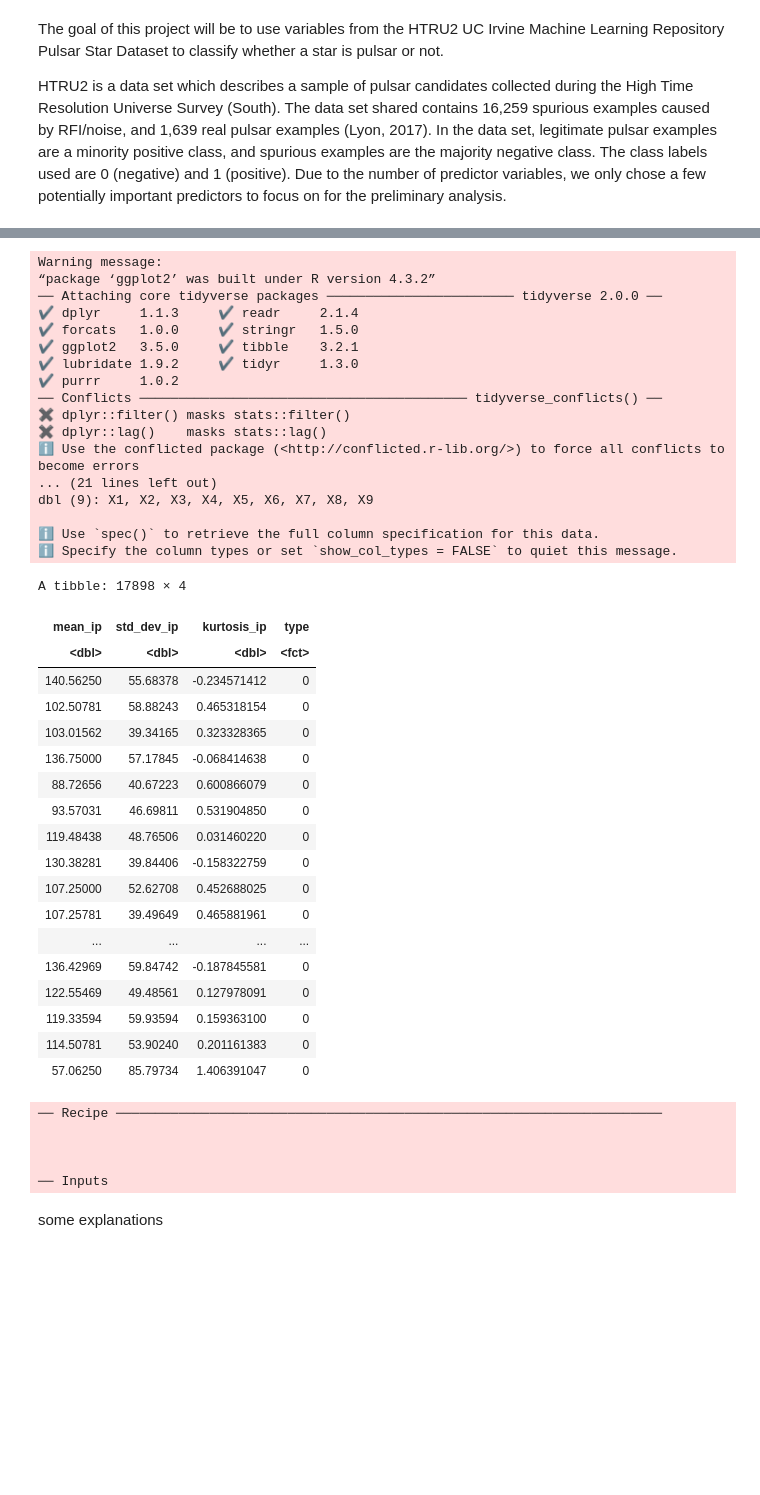
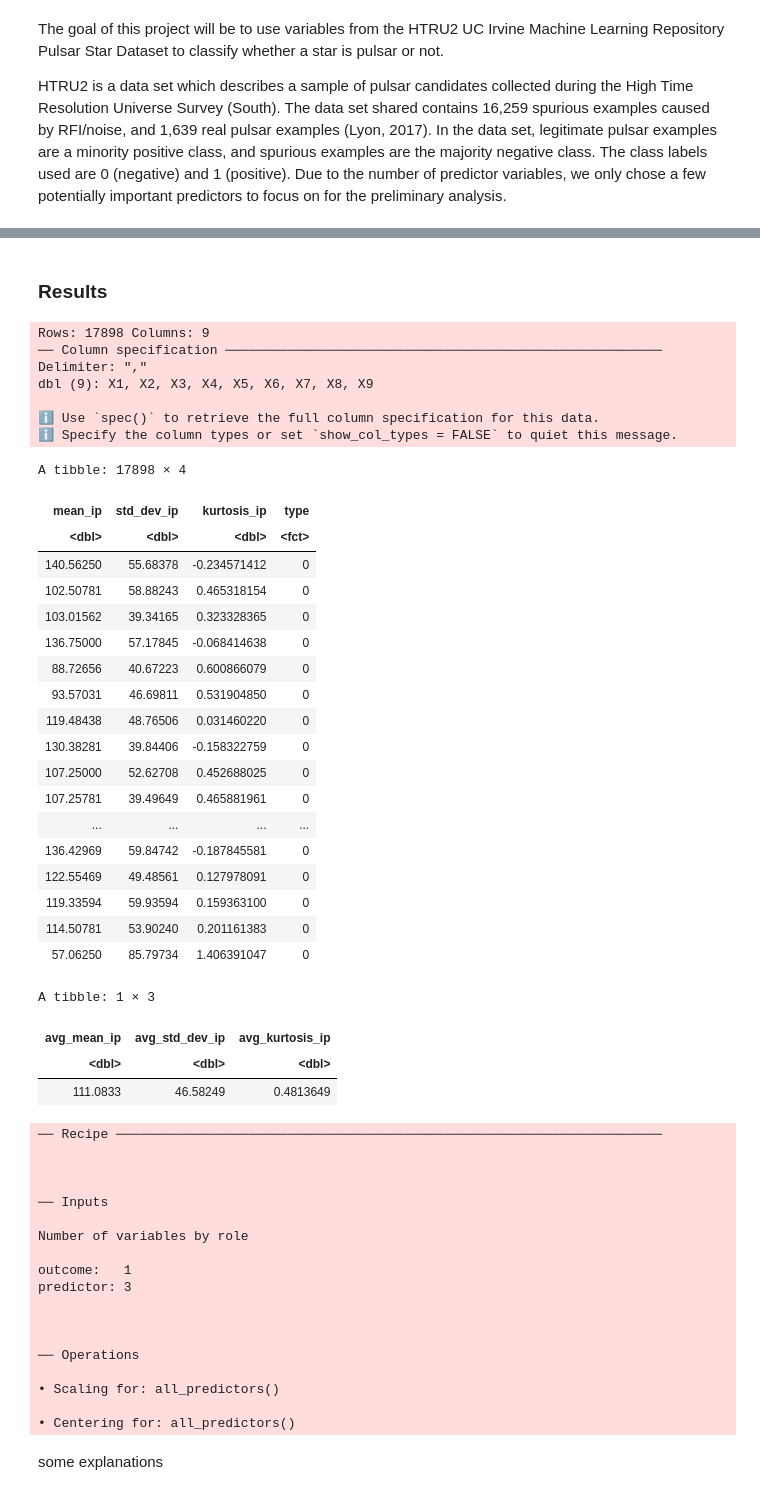
Before and after one commit to loganchan26/DSCI-100-project, a Jupyter notebook: Project report.ipynb, the cells around one changed output, grey strips where cells are left out. Saved outputs shown, nothing was run; the diff lists cells and outputs as text; code cells hidden in the pictures; blank space fills up the shorter version.

```diff
--- a/Project report.ipynb
+++ b/Project report.ipynb
@@ -23,3 +56,5 @@ The question we will be addressing is: **Given the mean, standard deviation, and
+# %% [markdown]
+### Results
 # %%
 library(tidyverse)
 library(repr)
@@ -41,6 +76,13 @@ pulsar_split <- initial_split(pulsar_data_selected, prop = 0.75, strata = type)
 pulsar_training <- training(pulsar_split)
 pulsar_testing  <- testing(pulsar_split)
 
+mean_vars <- pulsar_training |>
+            mutate(avg_mean_ip = mean(mean_ip)) |>
+            mutate(avg_std_dev_ip = mean(std_dev_ip)) |>
+            mutate(avg_kurtosis_ip = mean(kurtosis_ip)) |>
+            select("avg_mean_ip", "avg_std_dev_ip", "avg_kurtosis_ip") |>
+            slice(1)
+mean_vars
 
 pulsar_recipe<- recipe(type ~ mean_ip + std_dev_ip + kurtosis_ip, data = pulsar_data) |>
   step_scale(all_predictors()) |>
@@ -48,57 +90,64 @@ pulsar_recipe<- recipe(type ~ mean_ip + std_dev_ip + kurtosis_ip, data = pulsar_
 pulsar_recipe
 
 
-pulsar_spec <- nearest_neighbor(weight_func = "rectangular", neighbors = tuning()) |>
+pulsar_spec <- nearest_neighbor(weight_func = "rectangular", neighbors = 5) |>
   set_engine("kknn") |>
   set_mode("classification")
 
 
 pulsar_fit <- workflow() |>
   add_recipe(pulsar_recipe) |>
   add_model(pulsar_spec) |>
-  fit(data = pulsar_data)
+  fit(data = pulsar_data_selected)
 # %% [output]
-Warning message:
-“package ‘ggplot2’ was built under R version 4.3.2”
-── Attaching core tidyverse packages ──────────────────────── tidyverse 2.0.0 ──
-✔ dplyr     1.1.3     ✔ readr     2.1.4
-✔ forcats   1.0.0     ✔ stringr   1.5.0
-✔ ggplot2   3.5.0     ✔ tibble    3.2.1
-✔ lubridate 1.9.2     ✔ tidyr     1.3.0
-✔ purrr     1.0.2
-── Conflicts ────────────────────────────────────────── tidyverse_conflicts() ──
-✖ dplyr::filter() masks stats::filter()
-✖ dplyr::lag()    masks stats::lag()
-ℹ Use the conflicted package (<http://conflicted.r-lib.org/>) to force all conflicts to become errors
-... (21 lines left out)
+Rows: 17898 Columns: 9
+── Column specification ────────────────────────────────────────────────────────
+Delimiter: ","
 dbl (9): X1, X2, X3, X4, X5, X6, X7, X8, X9
 
 ℹ Use `spec()` to retrieve the full column specification for this data.
 ℹ Specify the column types or set `show_col_types = FALSE` to quiet this message.
 A tibble: 17898 × 4
 | mean_ip | std_dev_ip | kurtosis_ip | type |
 | <dbl> | <dbl> | <dbl> | <fct> |
 | 140.56250 | 55.68378 | -0.234571412 | 0 |
 | 102.50781 | 58.88243 | 0.465318154 | 0 |
 | 103.01562 | 39.34165 | 0.323328365 | 0 |
 | 136.75000 | 57.17845 | -0.068414638 | 0 |
 | 88.72656 | 40.67223 | 0.600866079 | 0 |
 | 93.57031 | 46.69811 | 0.531904850 | 0 |
 | 119.48438 | 48.76506 | 0.031460220 | 0 |
 | 130.38281 | 39.84406 | -0.158322759 | 0 |
 | 107.25000 | 52.62708 | 0.452688025 | 0 |
 | 107.25781 | 39.49649 | 0.465881961 | 0 |
 | ... | ... | ... | ... |
 | 136.42969 | 59.84742 | -0.187845581 | 0 |
 | 122.55469 | 49.48561 | 0.127978091 | 0 |
 | 119.33594 | 59.93594 | 0.159363100 | 0 |
 | 114.50781 | 53.90240 | 0.201161383 | 0 |
 | 57.06250 | 85.79734 | 1.406391047 | 0 |
-── Recipe ──────────────────────────────────────────────────────────────────────
-
-
-
-── Inputs
+A tibble: 1 × 3
+| avg_mean_ip | avg_std_dev_ip | avg_kurtosis_ip |
+| <dbl> | <dbl> | <dbl> |
+| 111.0833 | 46.58249 | 0.4813649 |
+── Recipe ──────────────────────────────────────────────────────────────────────
+
+
+
+── Inputs
+
+Number of variables by role
+
+outcome:   1
+predictor: 3
+
+
+
+── Operations
+
+• Scaling for: all_predictors()
+
+• Centering for: all_predictors()
 # %% [markdown]
 some explanations
 # %% [markdown]
```
Also changed, not shown: parts of 5 cells of this notebook, 1 other file.
